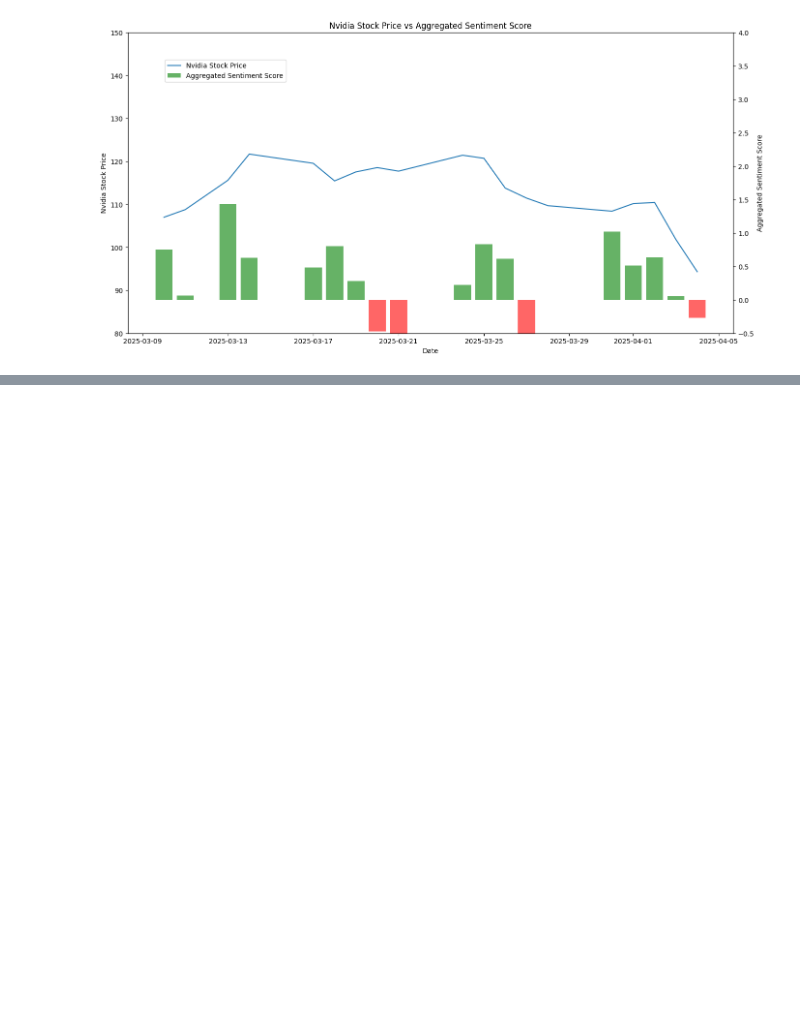
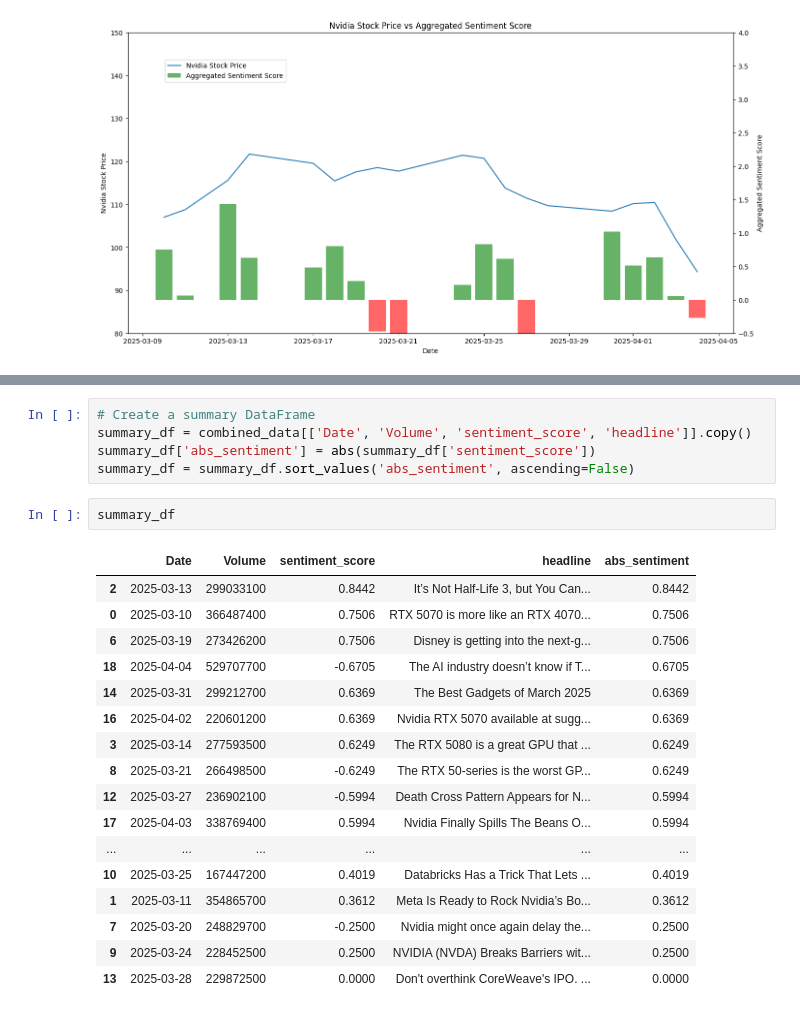
Before and after one commit to Peekaboo64534/Nvidia_Stock, a Jupyter notebook: Nvidiasentiment-Voloftrade analysis.ipynb, the cells around one changed output, grey strips where cells are left out. Drawn from its saved outputs; the diff is of its cells as text; blank space fills up the shorter version.

```diff
--- a/Nvidiasentiment-Voloftrade analysis.ipynb
+++ b/Nvidiasentiment-Voloftrade analysis.ipynb
@@ -186,0 +242,25 @@ plt.show()
+# %%
+# Create a summary DataFrame
+summary_df = combined_data[['Date', 'Volume', 'sentiment_score', 'headline']].copy()
+summary_df['abs_sentiment'] = abs(summary_df['sentiment_score'])
+summary_df = summary_df.sort_values('abs_sentiment', ascending=False)
+# %%
+summary_df
+# %% [output]
+|  | Date | Volume | sentiment_score | headline | abs_sentiment |
+| 2 | 2025-03-13 | 299033100 | 0.8442 | It’s Not Half-Life 3, but You Can... | 0.8442 |
+| 0 | 2025-03-10 | 366487400 | 0.7506 | RTX 5070 is more like an RTX 4070... | 0.7506 |
+| 6 | 2025-03-19 | 273426200 | 0.7506 | Disney is getting into the next-g... | 0.7506 |
+| 18 | 2025-04-04 | 529707700 | -0.6705 | The AI industry doesn’t know if T... | 0.6705 |
+| 14 | 2025-03-31 | 299212700 | 0.6369 | The Best Gadgets of March 2025 | 0.6369 |
+| 16 | 2025-04-02 | 220601200 | 0.6369 | Nvidia RTX 5070 available at sugg... | 0.6369 |
+| 3 | 2025-03-14 | 277593500 | 0.6249 | The RTX 5080 is a great GPU that ... | 0.6249 |
+| 8 | 2025-03-21 | 266498500 | -0.6249 | The RTX 50-series is the worst GP... | 0.6249 |
+| 12 | 2025-03-27 | 236902100 | -0.5994 | Death Cross Pattern Appears for N... | 0.5994 |
+| 17 | 2025-04-03 | 338769400 | 0.5994 | Nvidia Finally Spills The Beans O... | 0.5994 |
+| ... | ... | ... | ... | ... | ... |
+| 10 | 2025-03-25 | 167447200 | 0.4019 | Databricks Has a Trick That Lets ... | 0.4019 |
+| 1 | 2025-03-11 | 354865700 | 0.3612 | Meta Is Ready to Rock Nvidia’s Bo... | 0.3612 |
+| 7 | 2025-03-20 | 248829700 | -0.2500 | Nvidia might once again delay the... | 0.2500 |
+| 9 | 2025-03-24 | 228452500 | 0.2500 | NVIDIA (NVDA) Breaks Barriers wit... | 0.2500 |
+| 13 | 2025-03-28 | 229872500 | 0.0000 | Don't overthink CoreWeave's IPO. ... | 0.0000 |
```
Also changed, not shown: parts of 5 cells of this notebook.
